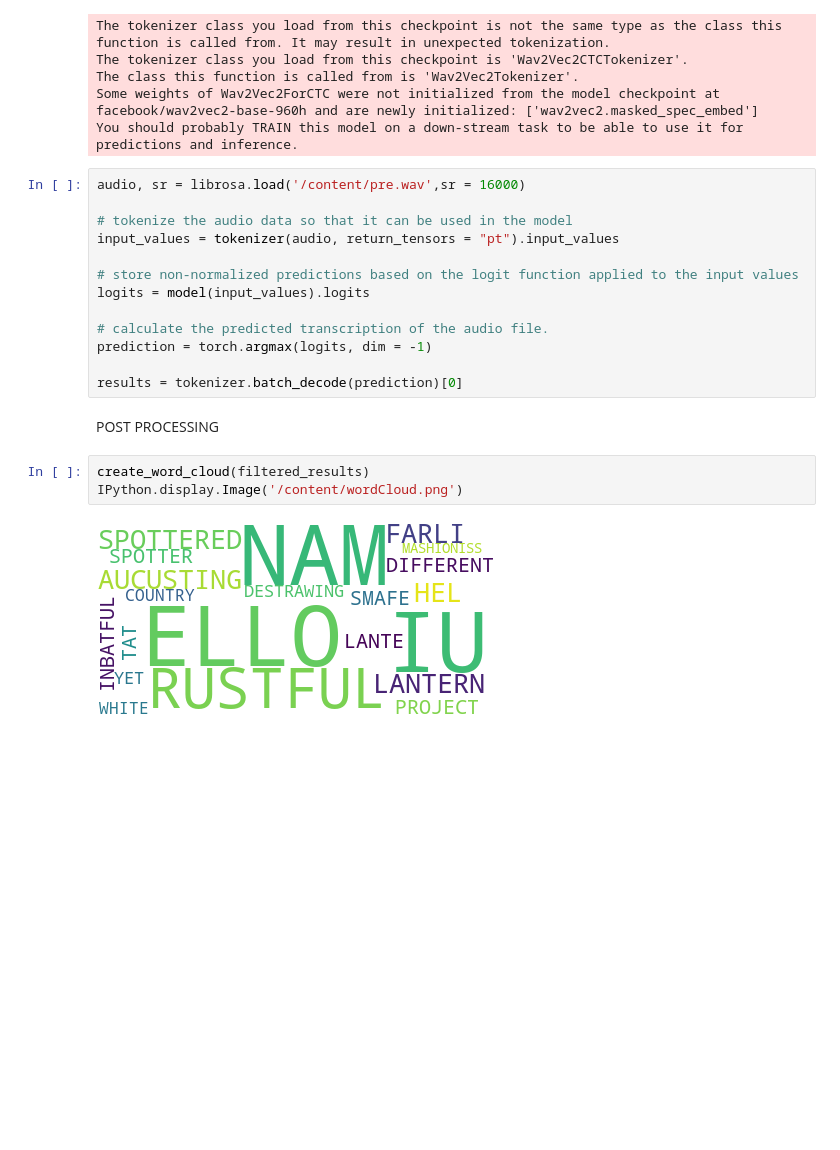
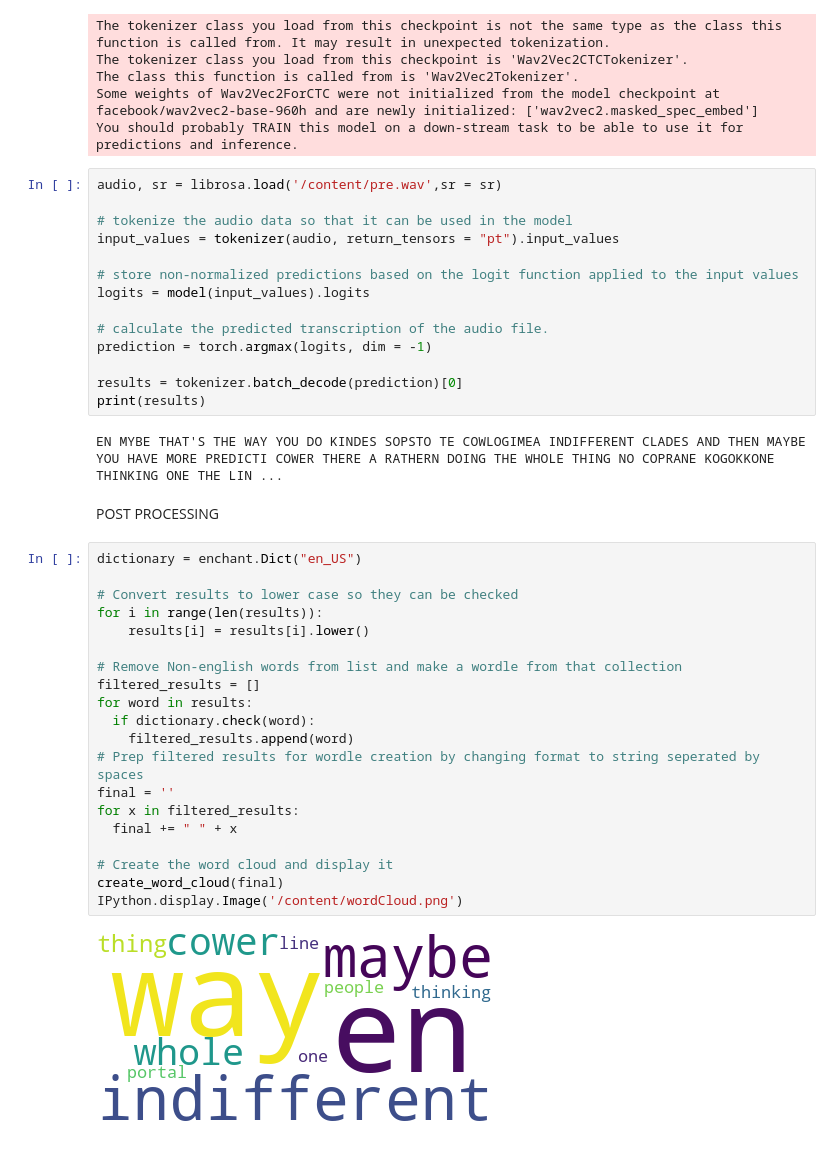
Before and after one commit to rabernethy/meeting-sense, a Jupyter notebook: final_demo.ipynb, the cells around one changed output. Saved outputs shown, nothing was run; the diff lists cells and outputs as text; blank space fills up the shorter version.

```diff
--- a/final_demo.ipynb
+++ b/final_demo.ipynb
@@ -99,7 +120,7 @@ The class this function is called from is 'Wav2Vec2Tokenizer'.
 Some weights of Wav2Vec2ForCTC were not initialized from the model checkpoint at facebook/wav2vec2-base-960h and are newly initialized: ['wav2vec2.masked_spec_embed']
 You should probably TRAIN this model on a down-stream task to be able to use it for predictions and inference.
 # %%
-audio, sr = librosa.load('/content/pre.wav',sr = 16000)
+audio, sr = librosa.load('/content/pre.wav',sr = sr)
 
 # tokenize the audio data so that it can be used in the model
 input_values = tokenizer(audio, return_tensors = "pt").input_values
@@ -111,10 +132,30 @@ logits = model(input_values).logits
 prediction = torch.argmax(logits, dim = -1)
 
 results = tokenizer.batch_decode(prediction)[0]
+print(results)
+# %% [output]
+EN MYBE THAT'S THE WAY YOU DO KINDES SOPSTO TE COWLOGIMEA INDIFFERENT CLADES AND THEN MAYBE YOU HAVE MORE PREDICTI COWER THERE A RATHERN DOING THE WHOLE THING NO COPRANE KOGOKKONE THINKING ONE THE LIN ...
 # %% [markdown]
 POST PROCESSING
-# %%
-create_word_cloud(filtered_results)
-IPython.display.Image('/content/wordCloud.png')
-# %% [output]
-[figure, removed]
+# %%
+dictionary = enchant.Dict("en_US")
+
+# Convert results to lower case so they can be checked
+for i in range(len(results)):
+    results[i] = results[i].lower()
+
+# Remove Non-english words from list and make a wordle from that collection
+filtered_results = []
+for word in results:
+  if dictionary.check(word):
+    filtered_results.append(word)
+# Prep filtered results for wordle creation by changing format to string seperated by spaces
+final = ''
+for x in filtered_results:
+  final += " " + x
+
+# Create the word cloud and display it
+create_word_cloud(final)
+IPython.display.Image('/content/wordCloud.png')
+# %% [output]
+[figure, added]
```
Also changed, not shown: parts of 9 cells of this notebook, 5 other files.
